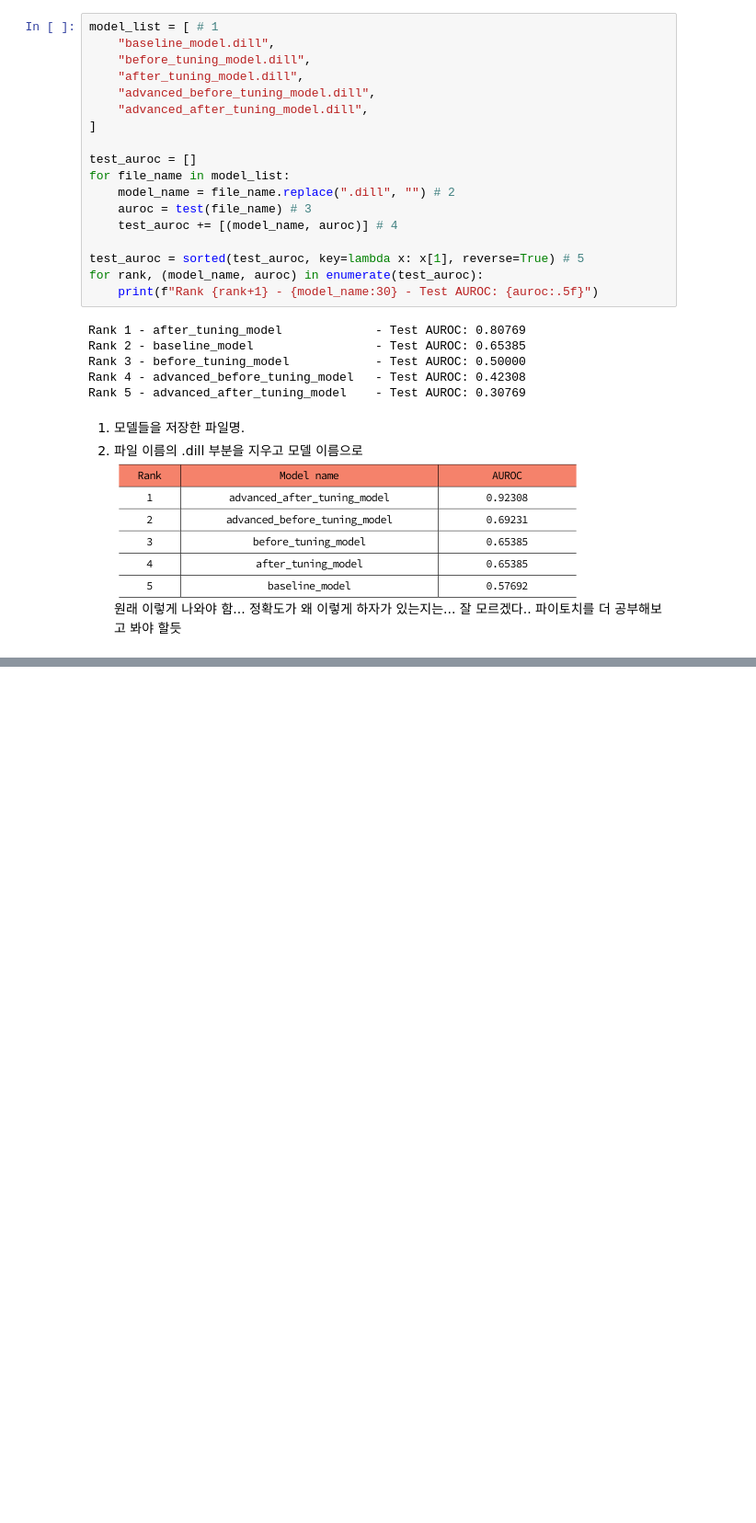
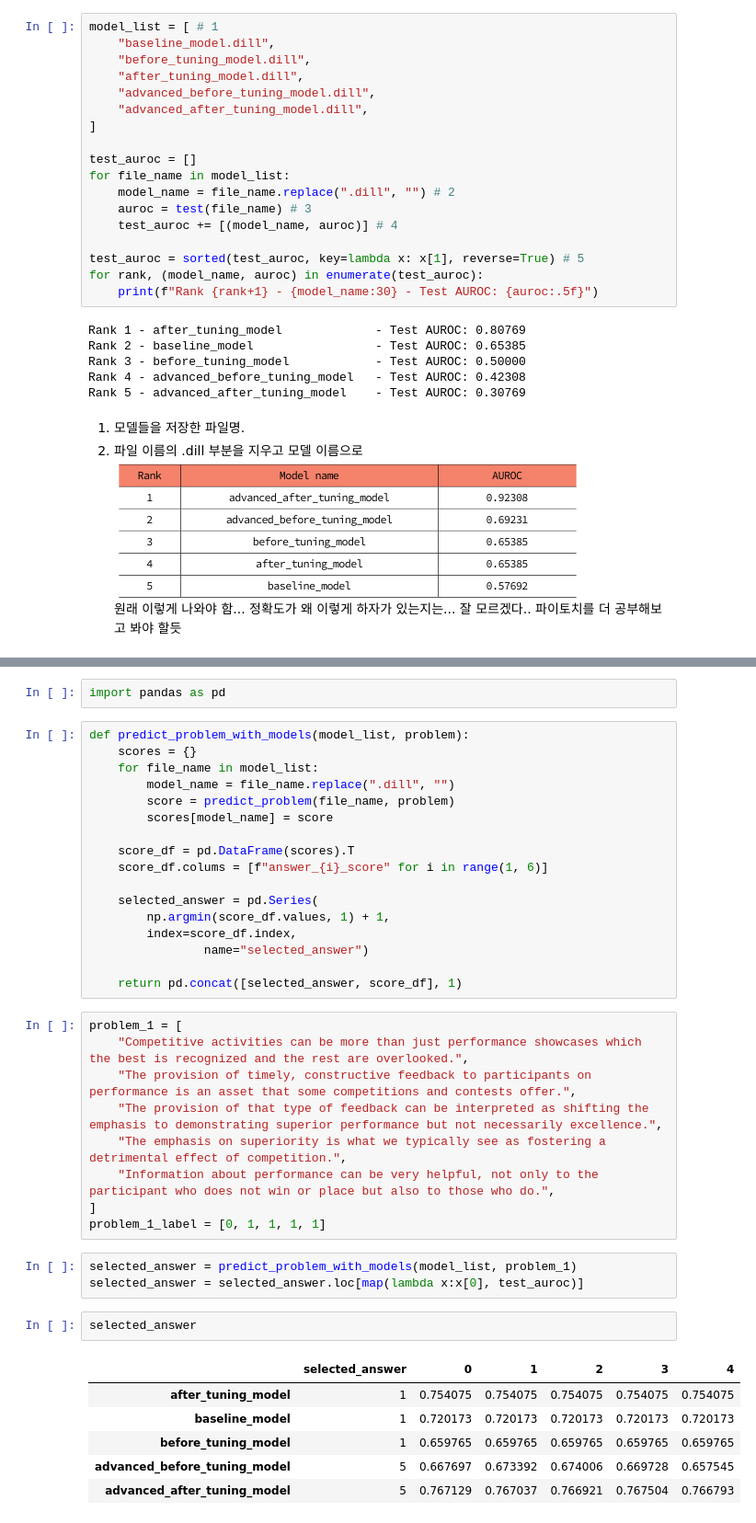
Before and after one commit to ChangSu-Choi/MachineLearning, a Jupyter notebook: PythorchDeepLearningProject/딥러닝을 이용한 수능 영어 풀기/Source.ipynb, the cells around one changed output, grey strips where cells are left out. Shown at 92% size. Saved outputs shown, nothing was run; the diff lists cells and outputs as text; blank space fills up the shorter version.

Commit message:
predict 문제

```diff
--- a/PythorchDeepLearningProject/딥러닝을 이용한 수능 영어 풀기/Source.ipynb
+++ b/PythorchDeepLearningProject/딥러닝을 이용한 수능 영어 풀기/Source.ipynb
@@ -883,0 +908,40 @@ Rank 5 - advanced_after_tuning_model    - Test AUROC: 0.30769
+# %%
+import pandas as pd
+# %%
+def predict_problem_with_models(model_list, problem):
+    scores = {}
+    for file_name in model_list:
+        model_name = file_name.replace(".dill", "")
+        score = predict_problem(file_name, problem)
+        scores[model_name] = score
+
+    score_df = pd.DataFrame(scores).T
+    score_df.colums = [f"answer_{i}_score" for i in range(1, 6)]
+
+    selected_answer = pd.Series(
+        np.argmin(score_df.values, 1) + 1,
+        index=score_df.index,
+                name="selected_answer")
+
+    return pd.concat([selected_answer, score_df], 1)
+# %%
+problem_1 = [
+    "Competitive activities can be more than just performance showcases which the best is recognized and the rest are overlooked.",
+    "The provision of timely, constructive feedback to participants on performance is an asset that some competitions and contests offer.",
+    "The provision of that type of feedback can be interpreted as shifting the emphasis to demonstrating superior performance but not necessarily excellence.",
+    "The emphasis on superiority is what we typically see as fostering a detrimental effect of competition.",
+    "Information about performance can be very helpful, not only to the participant who does not win or place but also to those who do.",
+]
+problem_1_label = [0, 1, 1, 1, 1]
+# %%
+selected_answer = predict_problem_with_models(model_list, problem_1)
+selected_answer = selected_answer.loc[map(lambda x:x[0], test_auroc)]
+# %%
+selected_answer
+# %% [output]
+|  | selected_answer | 0 | 1 | 2 | 3 | 4 |
+| after_tuning_model | 1 | 0.754075 | 0.754075 | 0.754075 | 0.754075 | 0.754075 |
+| baseline_model | 1 | 0.720173 | 0.720173 | 0.720173 | 0.720173 | 0.720173 |
+| before_tuning_model | 1 | 0.659765 | 0.659765 | 0.659765 | 0.659765 | 0.659765 |
+| advanced_before_tuning_model | 5 | 0.667697 | 0.673392 | 0.674006 | 0.669728 | 0.657545 |
+| advanced_after_tuning_model | 5 | 0.767129 | 0.767037 | 0.766921 | 0.767504 | 0.766793 |
```
Also changed, not shown: parts of 3 cells of this notebook.
